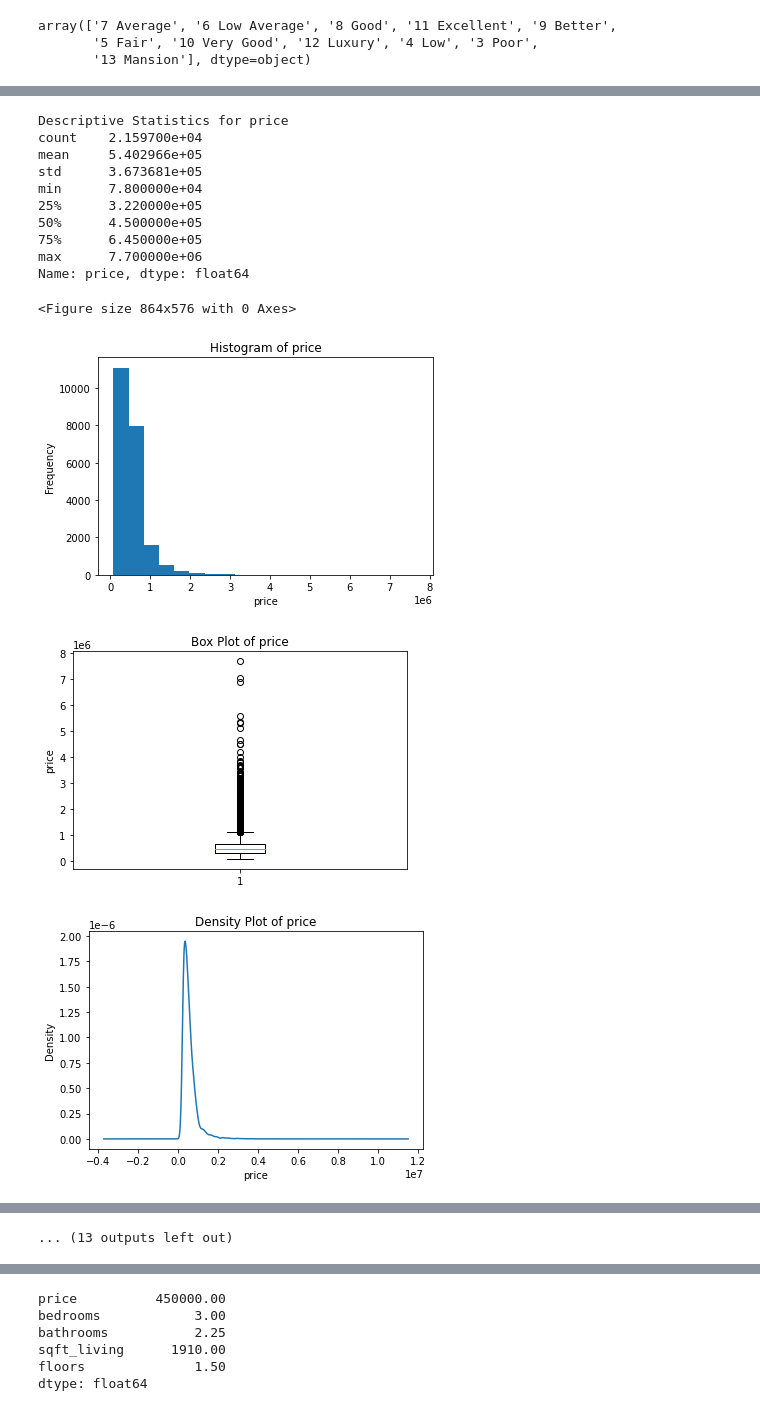
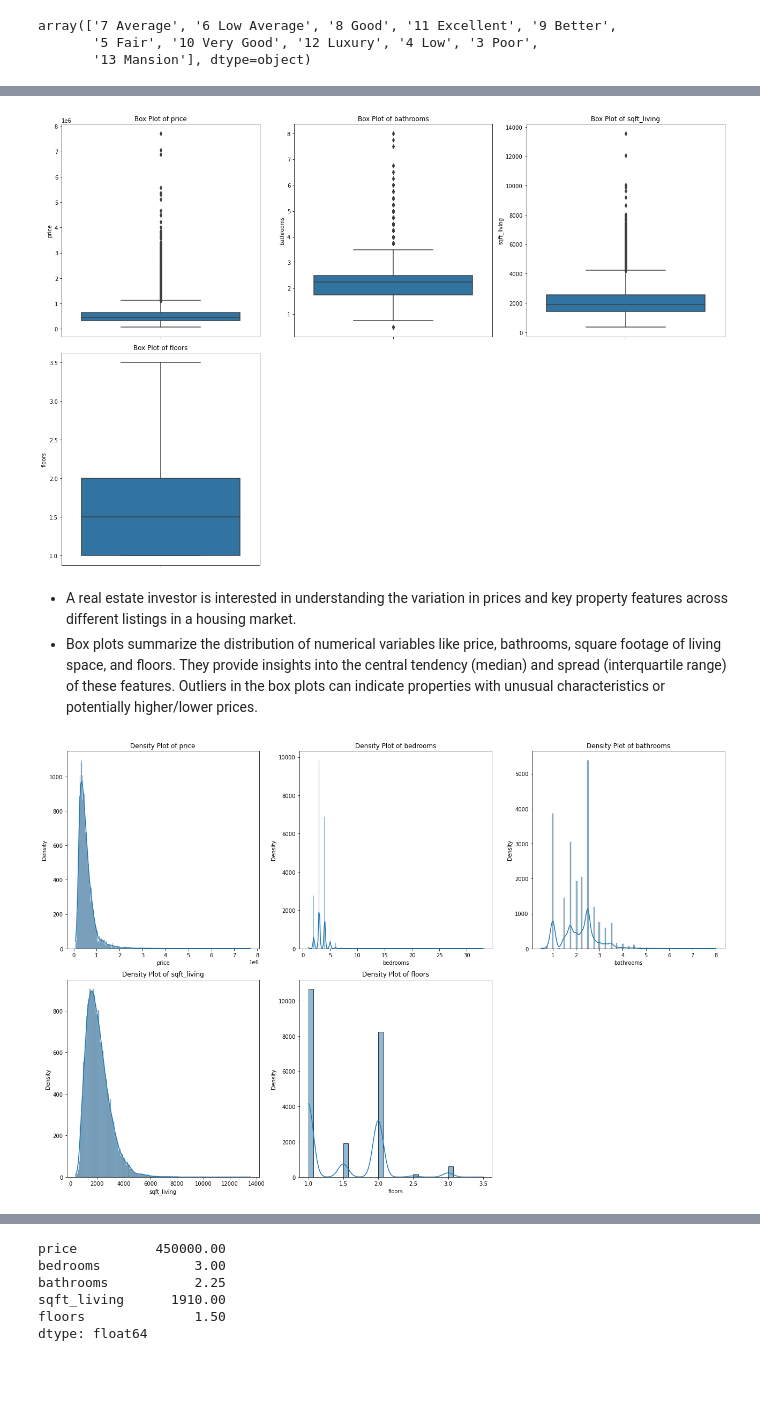
Before and after one commit to whareverrr/dsc-phase-2-project-v2-3, a Jupyter notebook: student.ipynb, the cells around one changed output, grey strips where cells are left out. Cells and saved outputs as stored; diff of their text form; code cells hidden in the pictures; blank space fills up the shorter version.

```diff
--- a/student.ipynb
+++ b/student.ipynb
@@ -290,49 +409,40 @@ new_df = remove_outliers(new_df, cols_to_remove_outliers)
+# %%
+# Plotting box plots for the desired features
+features = ['price','bathrooms', 'sqft_living', 'floors']
+plt.figure(figsize=(18, 12))
+ncols = 3
+nrows = 2
+
+# Perform univariate analysis for each feature
+for i, feature in enumerate(features):
+    plt.subplot(nrows, ncols, i+1)
+    sns.boxplot(y=df[feature])
+    plt.title('Box Plot of ' + feature)
+    plt.ylabel(feature)
+
+plt.tight_layout()
+plt.show()
+# %% [output]
+[figure, added]
+# %% [markdown]
+- A real estate investor is interested in understanding the variation in prices and key property features across different listings in a housing market.
+- Box plots summarize the distribution of numerical variables like price, bathrooms, square footage of living space, and floors. They provide insights into the central tendency (median) and spread (interquartile range) of these features. Outliers in the box plots can indicate properties with unusual characteristics or potentially higher/lower prices.
 # %%
-# Plotting Histogram, density plots and box plot
+# Plotting density plots for the desired features
+features = ['price','bedrooms','bathrooms', 'sqft_living', 'floors']
+plt.figure(figsize=(18, 12))
+ncols = 3
+nrows = 2
 
-# Select the desired features
-features = ['price','bedrooms', 'bathrooms', 'sqft_living', 'floors','zipcode']
-plt.figure(figsize=(12, 8))
-ncols=3
-nrows=4
 # Perform univariate analysis for each feature
-for feature in features:
-    # Descriptive Statistics
-    print('Descriptive Statistics for', feature)
-    print(df[feature].describe())
-    print()
-    # Histogram
-    plt.figure()
-    plt.hist(df[feature], bins=20)
-    plt.xlabel(feature)
-    plt.ylabel('Frequency')
-    plt.title('Histogram of ' + feature)
-    plt.show()
-    # Box Plot
-    plt.figure()
-    plt.boxplot(df[feature])
-    plt.ylabel(feature)
-    plt.title('Box Plot of ' + feature)
-    plt.show()
-    # Density Plot
-    plt.figure()
-    df[feature].plot(kind='density')
+for i, feature in enumerate(features):
+    plt.subplot(nrows, ncols, i+1)
+    sns.histplot(df[feature], kde=True)
+    plt.title('Density Plot of ' + feature)
     plt.xlabel(feature)
     plt.ylabel('Density')
-    plt.title('Density Plot of ' + feature)
-    plt.show()
+
+plt.tight_layout()
+plt.show()
 # %% [output]
-Descriptive Statistics for price
-count    2.159700e+04
-mean     5.402966e+05
-std      3.673681e+05
-min      7.800000e+04
-25%      3.220000e+05
-50%      4.500000e+05
-75%      6.450000e+05
-max      7.700000e+06
-Name: price, dtype: float64
-<Figure size 864x576 with 0 Axes>
-[figure, old version]
+[figure, new version]
-[figure, removed]
-[figure, removed]
@@ -364 +448,0 @@ Name: bathrooms, dtype: float64
-... (13 outputs left out)
```
Also changed, not shown: parts of 75 cells of this notebook.
